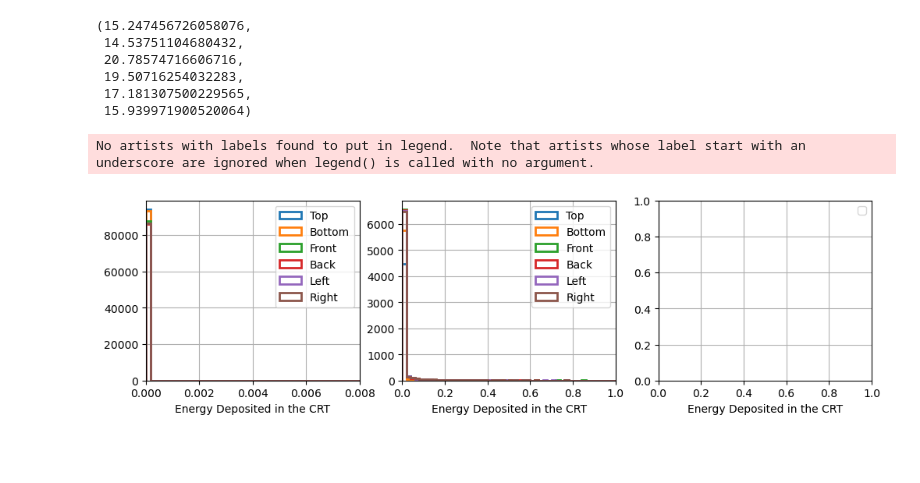
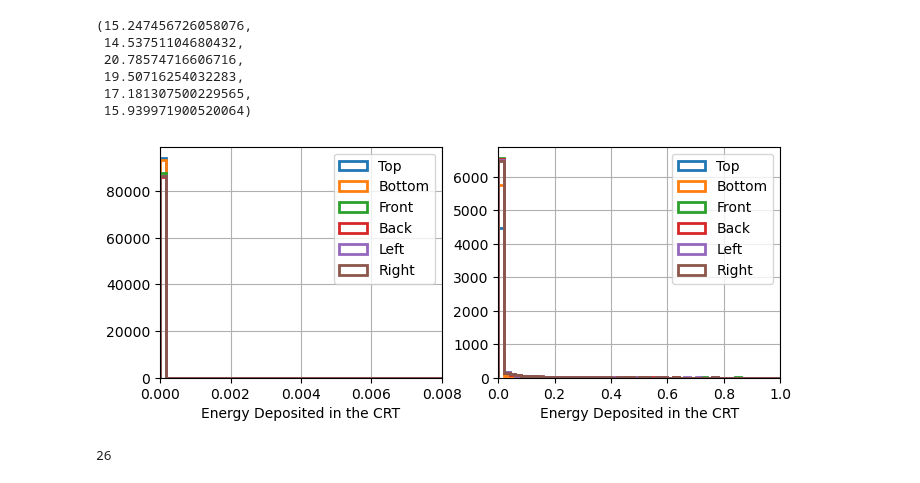
Before and after one commit to yuntsebaryon/SimpleCosmics, a Jupyter notebook: G4Analysis/checkEFrac_v2.ipynb, the cells around one changed output. Saved outputs shown, nothing was run; the diff lists cells and outputs as text; code cells hidden in the pictures; blank space fills up the shorter version.

```diff
--- a/G4Analysis/checkEFrac_v2.ipynb
+++ b/G4Analysis/checkEFrac_v2.ipynb
@@ -214,13 +327,22 @@ cosmic[(cosmic.SignalVolEFrac>0.4)&(cosmic.SignalVolE>5)]
 # %%
-fig, ax = plt.subplots(1, 3, figsize = (12, 3))
+fig, ax = plt.subplots( figsize = (8, 6) )
 
-ax[0].hist( signal.FiducialE, bins = np.linspace(0, 40, 41), histtype = 'step', lw = 2, label = r'$\nu_e$-Ar CC Signal')
-ax[1].hist( cosmic.FiducialE, bins = np.linspace(0, 40, 41), histtype = 'step', lw = 2, label = 'Cosmic')
-ax[2].hist( nueOut.FiducialE, bins = np.linspace(0, 40, 41), histtype = 'step', lw = 2, label = r'$\nu_e$-Ar CC Outside')
+ax.hist( signal.FiducialEFrac, bins = np.linspace(0, 1, 41), density = True, color = 'paleturquoise',
+        label = r'$\nu_e$-Ar CC Signal' )
+ax.hist( cosmic.FiducialEFrac, bins = np.linspace(0, 1, 41), density = True, histtype = 'step', lw = 2, color = 'tab:orange',
+        label = 'Cosmic' )
+ax.hist( brn.FiducialEFrac, bins = np.linspace(0, 1, 41), density = True, histtype = 'step', lw = 2, linestyle = '-.', color = 'tab:green',
+        label = 'BRN' )
+ax.hist( nueOut.FiducialEFrac, bins = np.linspace(0, 1, 41), density = True, histtype = 'step', lw = 2, linestyle = '-.', color = 'tab:brown',
+        label = r'$\nu_e$-Ar CC Outside' )
 
-for iax in ax:
-    iax.set_xlabel('Energy Deposited in the Fiducial Volume')
-    iax.set_xlim([0, 40])
-    iax.grid(':')
-    iax.legend()
+
+ax.set_xlabel( 'Deposited Energy Fraction in the Fiducial Volume', fontsize = 16)
+ax.set_ylabel( 'Arbitray Unit', fontsize = 16)
+ax.tick_params( axis = 'x', labelsize = 16)
+ax.tick_params( axis = 'y', labelsize = 16)
+
+ax.set_xlim([ 0, 1 ])
+ax.grid(':')
+ax.legend(fontsize = 16)
 # %% [output]
@@ -333,0 +464,15 @@ signal[(signal.SignalVolEFrac>0.4)&(signal.FiducialEFrac>0.025)&(signal.MaxE>5.)
+# %%
+fig, ax = plt.subplots(1, 4, figsize = (16, 3))
+
+ax[0].hist( signal.pMaxE, bins = np.linspace(0, 40, 41), histtype = 'step', lw = 2, label = r'$\nu_e$-Ar CC Signal')
+ax[1].hist( brn.pMaxE, bins = np.linspace(0, 40, 41), histtype = 'step', lw = 2, label = 'BRN')
+ax[2].hist( cosmic.pMaxE, bins = np.linspace(0, 40, 41), histtype = 'step', lw = 2, label = 'Cosmic')
+ax[3].hist( nueOut.pMaxE, bins = np.linspace(0, 40, 41), histtype = 'step', lw = 2, label = r'$\nu_e$-Ar CC Out')
+
+
+for iax in ax:
+    iax.set_xlabel('Leading Proton Energy [MeV]')
+    iax.set_xlim([0, 40])
+    iax.grid(':')
+    iax.semilogy()
+    iax.legend()
@@ -426,38 +665,43 @@ signal.TopCRTE.max(), signal.BottomCRTE.max(), signal.FrontCRTE.max(), signal.Ba
  17.181307500229565,
  15.939971900520064)
 # %%
-fig, ax = plt.subplots(1, 3, figsize = (12, 3))
+fig, ax = plt.subplots(1, 2, figsize = (8, 3))
 
 ax[0].hist( signal.TopCRTE, bins = np.linspace(0, 0.008, 51), histtype = 'step', lw = 2, label = 'Top')
 ax[0].hist( signal.BottomCRTE, bins = np.linspace(0, 0.008, 51), histtype = 'step', lw = 2, label = 'Bottom')
 ax[0].hist( signal.FrontCRTE, bins = np.linspace(0, 0.008, 51), histtype = 'step', lw = 2, label = 'Front')
 ax[0].hist( signal.BackCRTE, bins = np.linspace(0, 0.008, 51), histtype = 'step', lw = 2, label = 'Back')
 ax[0].hist( signal.LeftCRTE, bins = np.linspace(0, 0.008, 51), histtype = 'step', lw = 2, label = 'Left')
 ax[0].hist( signal.RightCRTE, bins = np.linspace(0, 0.008, 51), histtype = 'step', lw = 2, label = 'Right')
 
 ax[0].set_xlim([0, 0.008])
 
 ax[1].hist( cosmic.TopCRTE, bins = np.linspace(0, 1, 51), histtype = 'step', lw = 2, label = 'Top')
 ax[1].hist( cosmic.BottomCRTE, bins = np.linspace(0, 1, 51), histtype = 'step', lw = 2, label = 'Bottom')
 ax[1].hist( cosmic.FrontCRTE, bins = np.linspace(0, 1, 51), histtype = 'step', lw = 2, label = 'Front')
 ax[1].hist( cosmic.BackCRTE, bins = np.linspace(0, 1, 51), histtype = 'step', lw = 2, label = 'Back')
 ax[1].hist( cosmic.LeftCRTE, bins = np.linspace(0, 1, 51), histtype = 'step', lw = 2, label = 'Left')
 ax[1].hist( cosmic.RightCRTE, bins = np.linspace(0, 1, 51), histtype = 'step', lw = 2, label = 'Right')
 
 ax[1].set_xlim([0, 1])
 
 # ax[1].hist( cosmic.FiducialE, bins = np.linspace(0, 40, 41), histtype = 'step', lw = 2, label = 'Cosmic')
 # ax[2].hist( nueOut.FiducialE, bins = np.linspace(0, 40, 41), histtype = 'step', lw = 2, label = r'$\nu_e$-Ar CC Outside')
 
 for iax in ax:
     iax.set_xlabel('Energy Deposited in the CRT')
     # iax.set_xlim([0, 0.008])
     iax.grid(':')
     iax.legend()
 # %% [output]
-No artists with labels found to put in legend.  Note that artists whose label start with an underscore are ignored when legend() is called with no argument.
-[figure, old version]
+[figure, new version]
 # %%
 CRTEcut = 1.
-cosmicCut = cosmic[(cosmic.TopCRTE<=CRTEcut)&(cosmic.BottomCRTE<=CRTEcut)&(cosmic.FrontCRTE<=CRTEcut)&(cosmic.BackCRTE<=CRTEcut)&(cosmic.LeftCRTE<=CRTEcut)&(cosmic.RightCRTE<=CRTEcut)&(cosmic.SignalVolEFrac>0.4)&(cosmic.TotalE>10.)&(cosmic.TotalE<52.)&(cosmic.OutE>0.1)]
+cosmicCRTMask = (cosmic.TopCRTE<=CRTEcut)&(cosmic.BottomCRTE<=CRTEcut)&(cosmic.FrontCRTE<=CRTEcut)&(cosmic.BackCRTE<=CRTEcut)& \
+                (cosmic.LeftCRTE<=CRTEcut)&(cosmic.RightCRTE<=CRTEcut)
+cosmicTPCMask = (cosmic.SignalVolEFrac>0.4)&(cosmic.MaxE>5.)&(cosmic.TotalE<52.)&(cosmic.SignalVolE>5)&(cosmic.TotalE>10)&(cosmic.pMaxE<12)
+cosmicCut = cosmic[cosmicCRTMask&cosmicTPCMask]
+len(cosmicCut)
+# %% [output]
+26
 # %%
```
Also changed, not shown: parts of 64 cells of this notebook, 4 other files.
